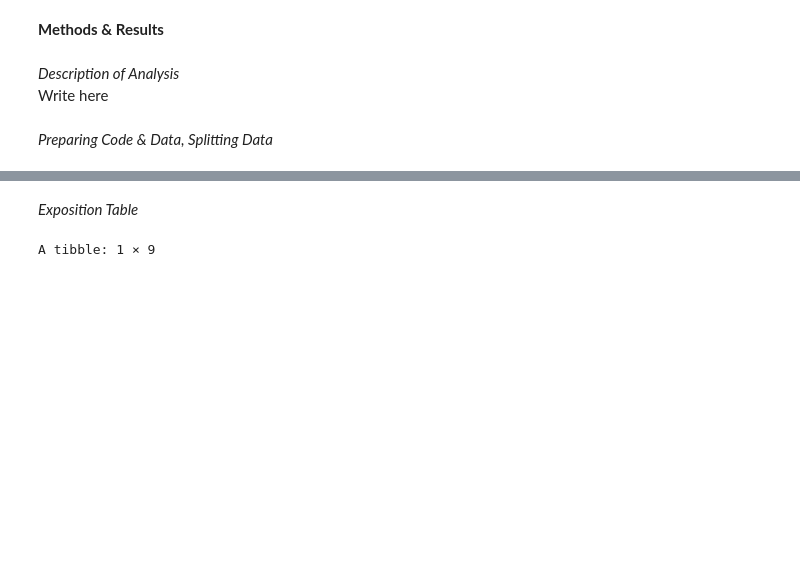
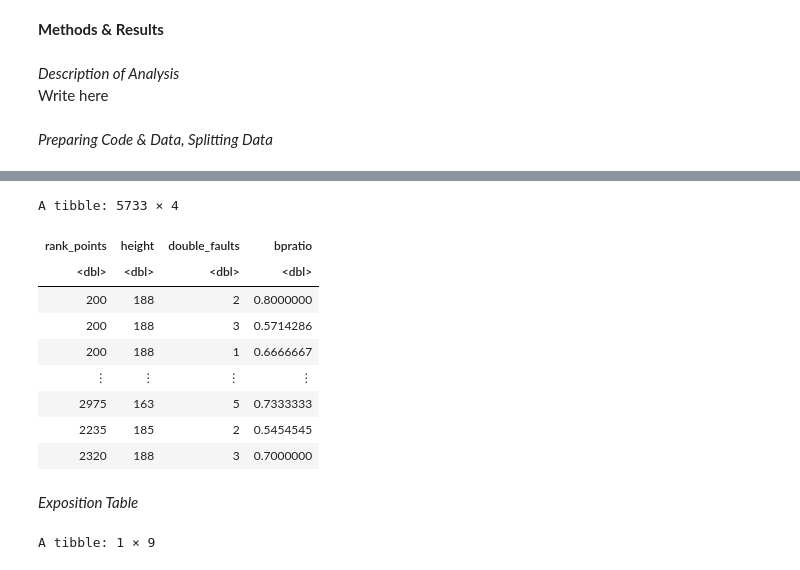
Before and after one commit to EliNAdr/DSCI-100_007-13, a Jupyter notebook: Project_report.ipynb, the cells around one changed output, grey strips where cells are left out. Drawn from its saved outputs; the diff is of its cells as text; code cells hidden in the pictures; blank space fills up the shorter version.

Commit message:
Data table

```diff
--- a/Project_report.ipynb
+++ b/Project_report.ipynb
@@ -58,25 +40,37 @@ A spec_tbl_df: 6866 × 50
 # %%
 set.seed(2132)
 # wrangling and cleaning data
 
 # selecting relevant data from each player category (winners & losers), filtering observations, creating new variables, and renaming variables
 winner_data <- tennis_data |> select(winner_rank_points, winner_ht, w_df, w_bpSaved, w_bpFaced) |> # selecting relevant variables
     filter(w_bpSaved != 0) |> filter(w_bpFaced != 0) |> mutate(bpratio = w_bpSaved/w_bpFaced) |> na.omit() |> # creating new variable bpratio
     rename(rank_points = winner_rank_points, height = winner_ht, double_faults = w_df) |> # renaming variables
     select(-w_bpSaved, -w_bpFaced) # removing now-unnecessary variables
 
 loser_data <- tennis_data |> select(loser_rank_points, loser_ht, l_df, l_bpSaved, l_bpFaced) |> # selecting relevant variables
     filter(l_bpSaved != 0) |> filter(l_bpFaced != 0) |> mutate(bpratio = l_bpSaved/l_bpFaced) |> na.omit() |> # creating new variable bpratio
     rename(rank_points = loser_rank_points, height = loser_ht, double_faults = l_df) |> # renaming variables
     select(-l_bpSaved, -l_bpFaced) # removing now-unnecessary variables
 
 # combining losing and winning players' data into one dataframe
 player_data <- rbind(winner_data, loser_data)
 
 # splitting the data into training and testing
 player_split <- initial_split(player_data, prop = .75, strata = rank_points)
 player_train <- training(player_split)
 player_test <- testing(player_split)
+player_train
+# %% [output]
+A tibble: 5733 × 4
+| rank_points | height | double_faults | bpratio |
+| <dbl> | <dbl> | <dbl> | <dbl> |
+| 200 | 188 | 2 | 0.8000000 |
+| 200 | 188 | 3 | 0.5714286 |
+| 200 | 188 | 1 | 0.6666667 |
+| ⋮ | ⋮ | ⋮ | ⋮ |
+| 2975 | 163 | 5 | 0.7333333 |
+| 2235 | 185 | 2 | 0.5454545 |
+| 2320 | 188 | 3 | 0.7000000 |
 # %% [markdown]
 *Exposition Table*
 # %%
```
Also changed, not shown: parts of 3 cells of this notebook.
